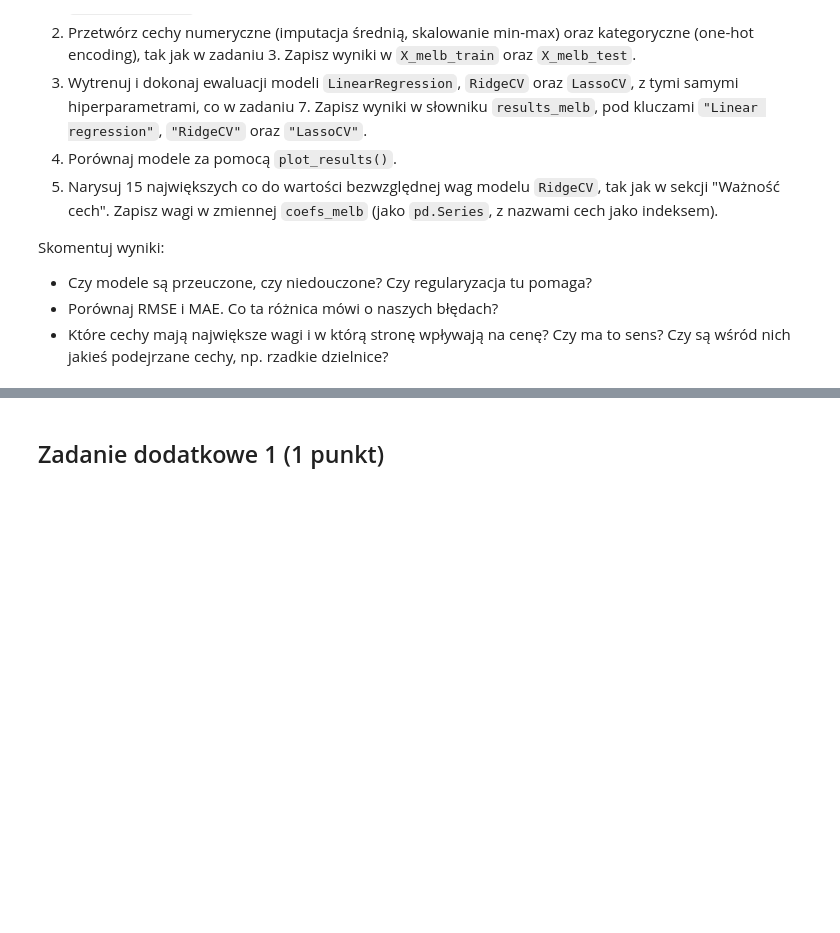
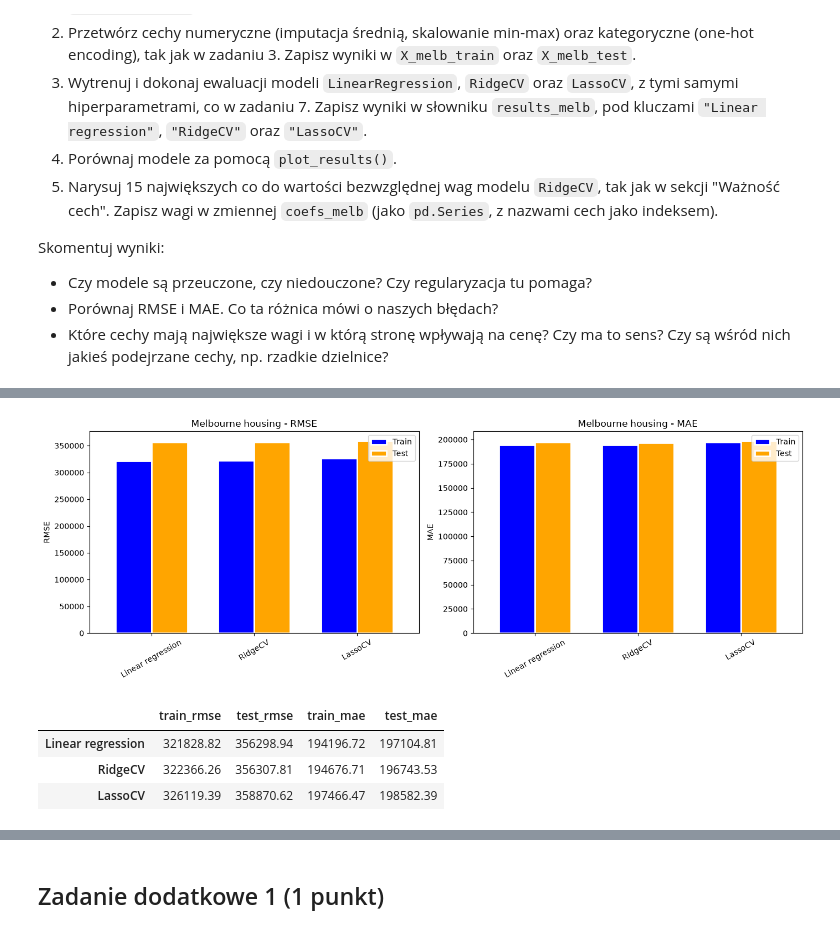
Before and after one commit to Mysiax05/AI_Basics, a Jupyter notebook: lab1/lab_1.ipynb, the cells around one changed output, grey strips where cells are left out. Cells and saved outputs as stored; diff of their text form; code cells hidden in the pictures; blank space fills up the shorter version.

```diff
--- a/lab1/lab_1.ipynb
+++ b/lab1/lab_1.ipynb
@@ -1501,0 +1566,16 @@ Skomentuj wyniki:
+# %%
+reg_linear_melb = LinearRegression()
+reg_ridge_cv_melb = RidgeCV(alphas=np.logspace(start=-3, stop=3, num=100))
+reg_lasso_cv_melb = LassoCV(alphas=100, n_jobs=5, random_state=0, max_iter=10000)
+
+reg_linear_melb.fit(X_melb_train, y_melb_train)
+reg_ridge_cv_melb.fit(X_melb_train, y_melb_train)
+reg_lasso_cv_melb.fit(X_melb_train, y_melb_train)
+
+results_melb = {}
+print("Linear regression")
+results_melb["Linear regression"] = evaluate_model(reg_linear_melb, X_melb_train, X_melb_test, y_melb_train, y_melb_test)
+print("RidgeCV")
+results_melb["RidgeCV"] = evaluate_model(reg_ridge_cv_melb, X_melb_train, X_melb_test, y_melb_train, y_melb_test)
+print("LassoCV")
+results_melb["LassoCV"] = evaluate_model(reg_lasso_cv_melb, X_melb_train, X_melb_test, y_melb_train, y_melb_test)
@@ -1501,0 +1598,9 @@ Skomentuj wyniki:
+# %%
+plot_results(results_melb, "Melbourne housing")
+pd.DataFrame(results_melb).T.round(2)
+# %% [output]
+[figure, added]
+|  | train_rmse | test_rmse | train_mae | test_mae |
+| Linear regression | 321828.82 | 356298.94 | 194196.72 | 197104.81 |
+| RidgeCV | 322366.26 | 356307.81 | 194676.71 | 196743.53 |
+| LassoCV | 326119.39 | 358870.62 | 197466.47 | 198582.39 |
```
Also changed, not shown: parts of 8 cells of this notebook.
